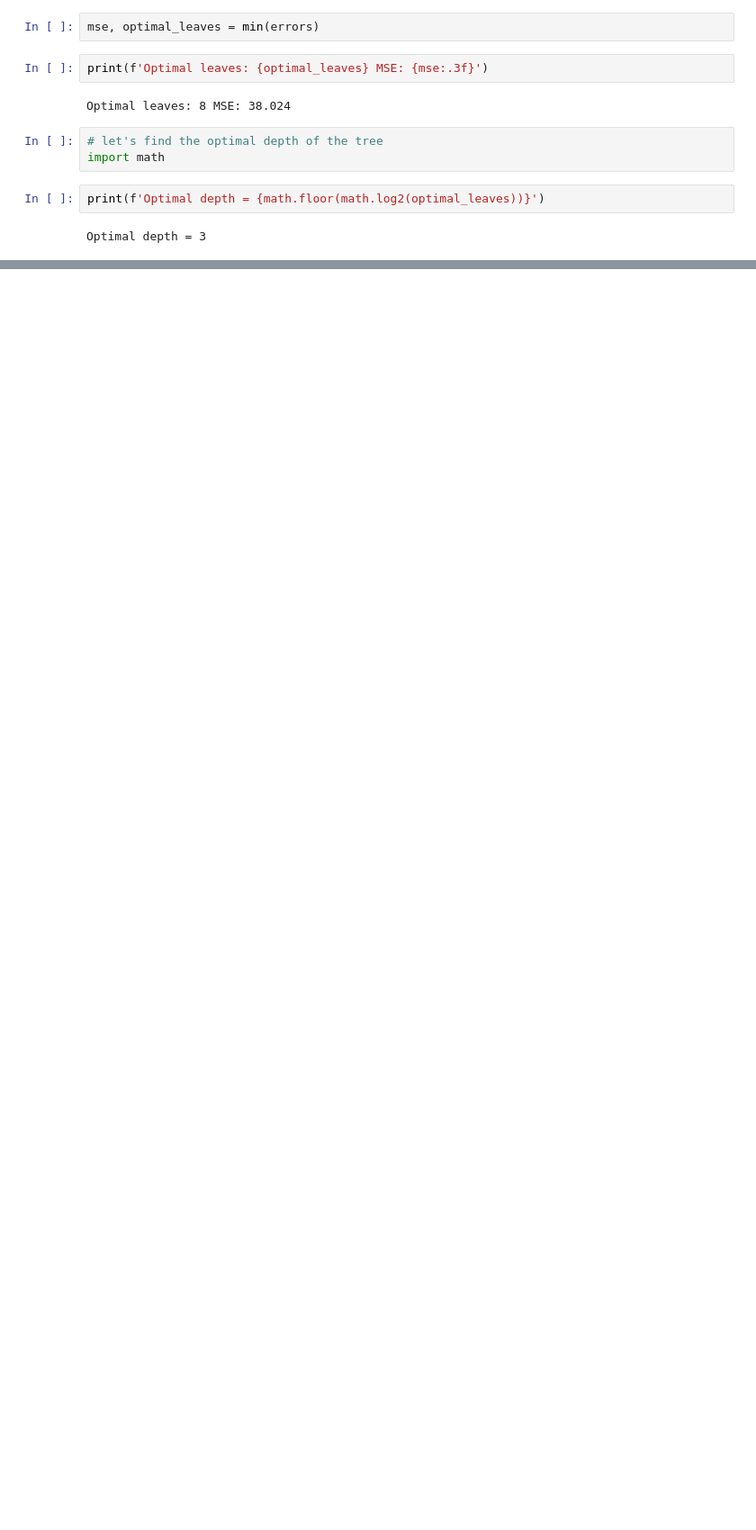
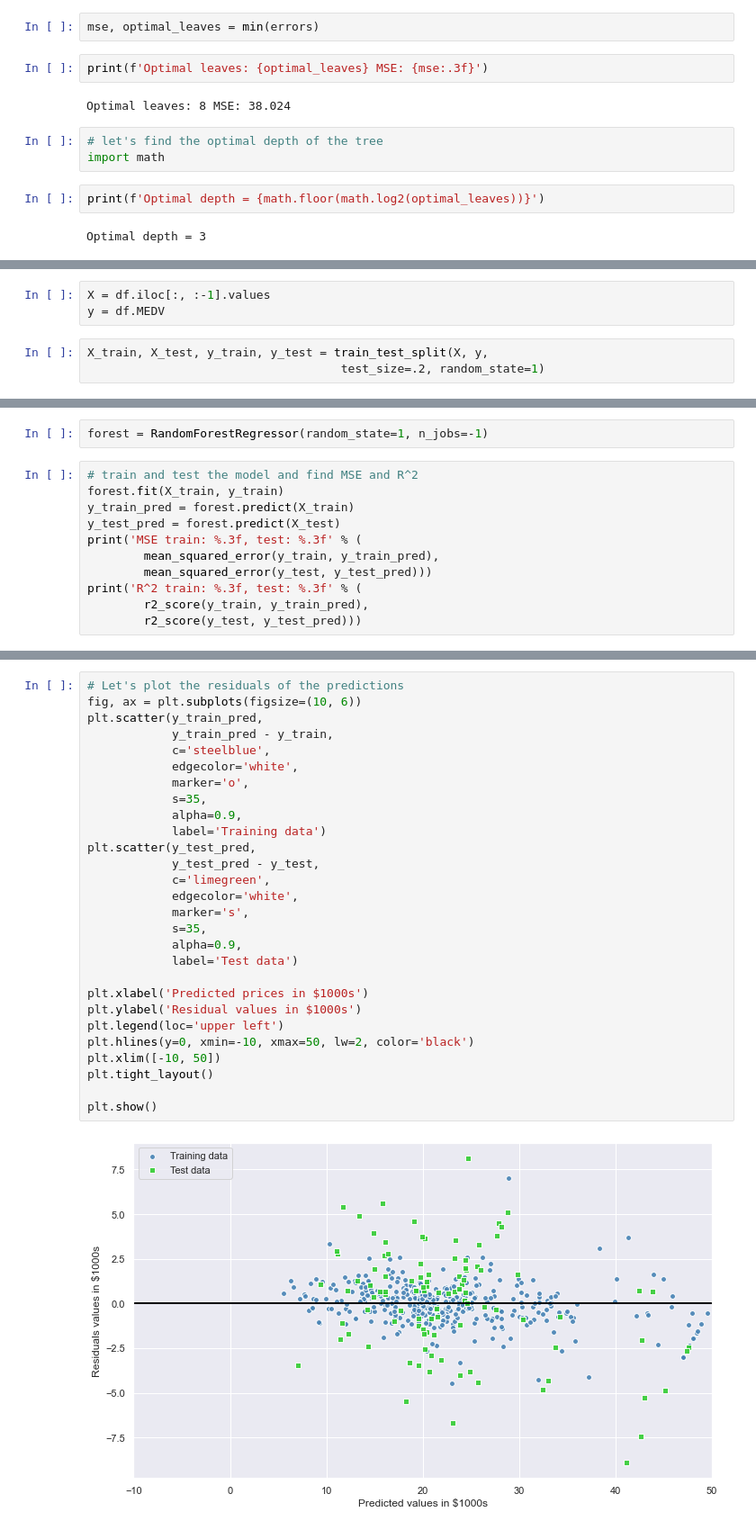
Before and after one commit to rambasnet/Python-Machine-Learning, a Jupyter notebook: Regression.ipynb, the cells around one changed output, grey strips where cells are left out. Shown at 90% size. Saved outputs shown, nothing was run; the diff lists cells and outputs as text; blank space fills up the shorter version.

```diff
--- a/Regression.ipynb
+++ b/Regression.ipynb
@@ -673,0 +680,6 @@ Optimal depth = 3
+# %%
+X = df.iloc[:, :-1].values
+y = df.MEDV
+# %%
+X_train, X_test, y_train, y_test = train_test_split(X, y,
+                                    test_size=.2, random_state=1)
@@ -673,0 +688,13 @@ Optimal depth = 3
+# %%
+forest = RandomForestRegressor(random_state=1, n_jobs=-1)
+# %%
+# train and test the model and find MSE and R^2
+forest.fit(X_train, y_train)
+y_train_pred = forest.predict(X_train)
+y_test_pred = forest.predict(X_test)
+print('MSE train: %.3f, test: %.3f' % (
+        mean_squared_error(y_train, y_train_pred),
+        mean_squared_error(y_test, y_test_pred)))
+print('R^2 train: %.3f, test: %.3f' % (
+        r2_score(y_train, y_train_pred),
+        r2_score(y_test, y_test_pred)))
@@ -673,0 +704,30 @@ Optimal depth = 3
+# %%
+# Let's plot the residuals of the predictions
+fig, ax = plt.subplots(figsize=(10, 6))
+plt.scatter(y_train_pred,
+            y_train_pred - y_train,
+            c='steelblue',
+            edgecolor='white',
+            marker='o',
+            s=35,
+            alpha=0.9,
+            label='Training data')
+plt.scatter(y_test_pred,
+            y_test_pred - y_test,
+            c='limegreen',
+            edgecolor='white',
+            marker='s',
+            s=35,
+            alpha=0.9,
+            label='Test data')
+
+plt.xlabel('Predicted prices in $1000s')
+plt.ylabel('Residual values in $1000s')
+plt.legend(loc='upper left')
+plt.hlines(y=0, xmin=-10, xmax=50, lw=2, color='black')
+plt.xlim([-10, 50])
+plt.tight_layout()
+
+plt.show()
+# %% [output]
+[figure, added]
```
Also changed, not shown: parts of 3 cells of this notebook.
